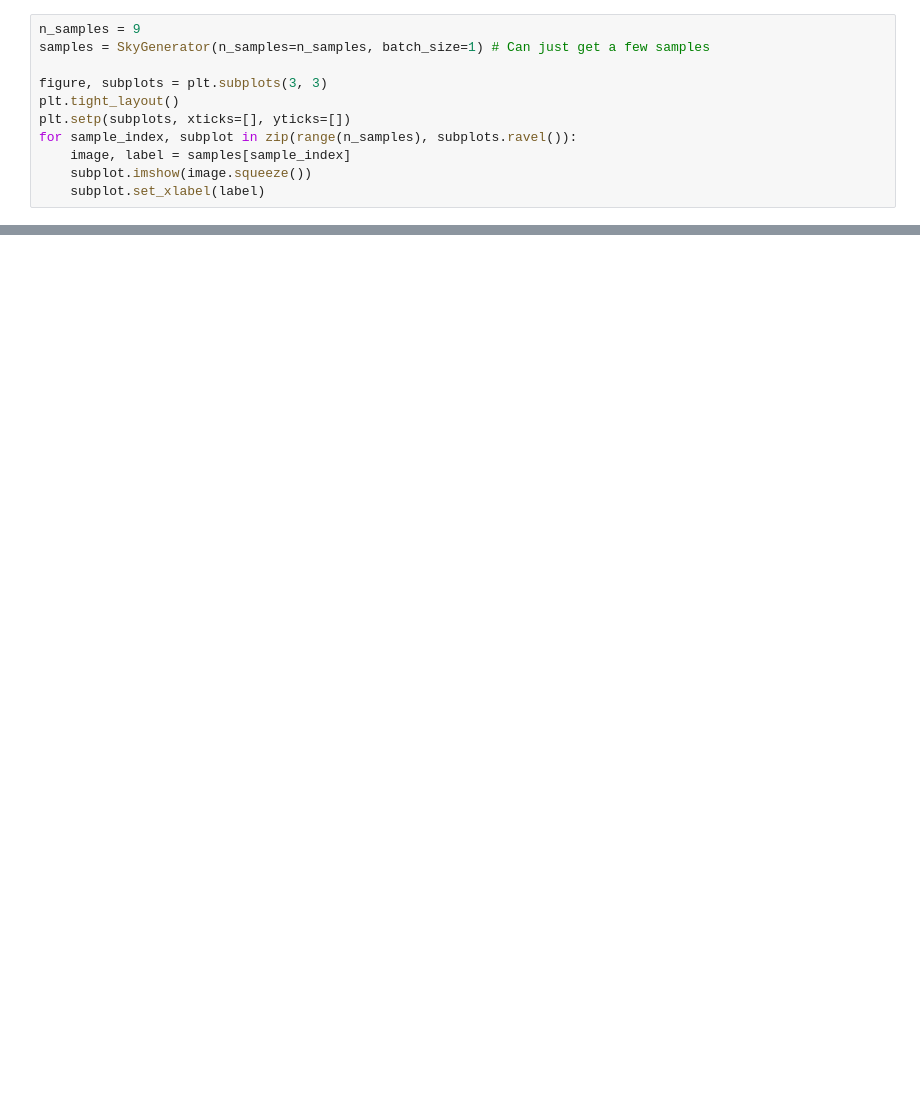
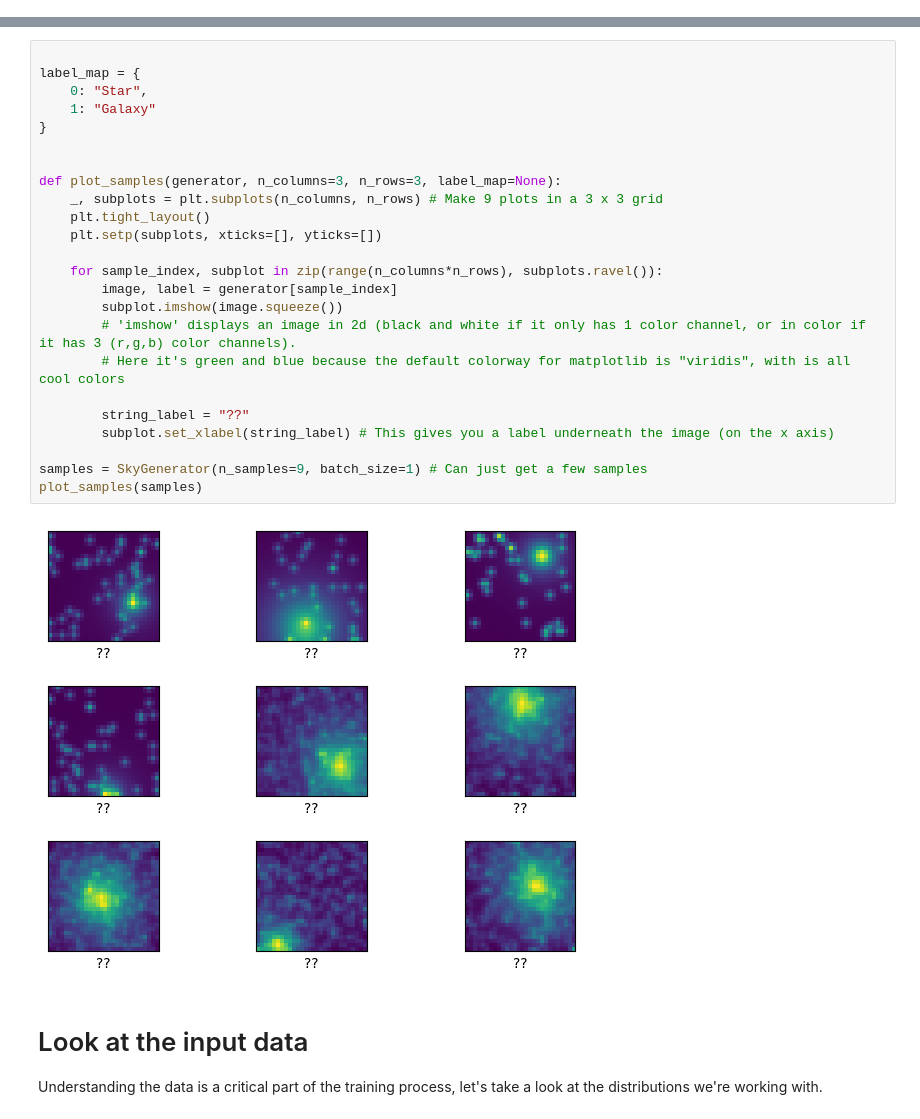
Before and after one commit to BNL-Fermilab-RENEW/tutorials_2025, a Jupyter notebook: 07_Challenge/challenge_main.ipynb, the cells around one changed output, grey strips where cells are left out. Saved outputs shown, nothing was run; the diff lists cells and outputs as text; blank space fills up the shorter version.

```diff
--- a/07_Challenge/challenge_main.ipynb
+++ b/07_Challenge/challenge_main.ipynb
@@ -44,11 +0,0 @@ model.summary()
-# %%
-n_samples = 9
-samples = SkyGenerator(n_samples=n_samples, batch_size=1) # Can just get a few samples
-
-figure, subplots = plt.subplots(3, 3)
-plt.tight_layout()
-plt.setp(subplots, xticks=[], yticks=[])
-for sample_index, subplot in zip(range(n_samples), subplots.ravel()):
-    image, label = samples[sample_index]
-    subplot.imshow(image.squeeze())
-    subplot.set_xlabel(label)
@@ -147,0 +68,30 @@ Eval.confusion_matrix(prediction, label)
+# %%
+
+label_map = {
+    0: "Star",
+    1: "Galaxy"
+}
+
+
+def plot_samples(generator, n_columns=3, n_rows=3, label_map=None):
+    _, subplots = plt.subplots(n_columns, n_rows) # Make 9 plots in a 3 x 3 grid
+    plt.tight_layout()
+    plt.setp(subplots, xticks=[], yticks=[])
+
+    for sample_index, subplot in zip(range(n_columns*n_rows), subplots.ravel()):
+        image, label = generator[sample_index]
+        subplot.imshow(image.squeeze())
+        # 'imshow' displays an image in 2d (black and white if it only has 1 color channel, or in color if it has 3 (r,g,b) color channels).
+        # Here it's green and blue because the default colorway for matplotlib is "viridis", with is all cool colors
+
+        string_label = "??"
+        subplot.set_xlabel(string_label) # This gives you a label underneath the image (on the x axis)
+
+samples = SkyGenerator(n_samples=9, batch_size=1) # Can just get a few samples
+plot_samples(samples)
+# %% [output]
+[figure, added]
+# %% [markdown]
+# Look at the input data
+
+Understanding the data is a critical part of the training process, let's take a look at the distributions we're working with.
```
Also changed, not shown: parts of 37 cells of this notebook, 7 other files.
